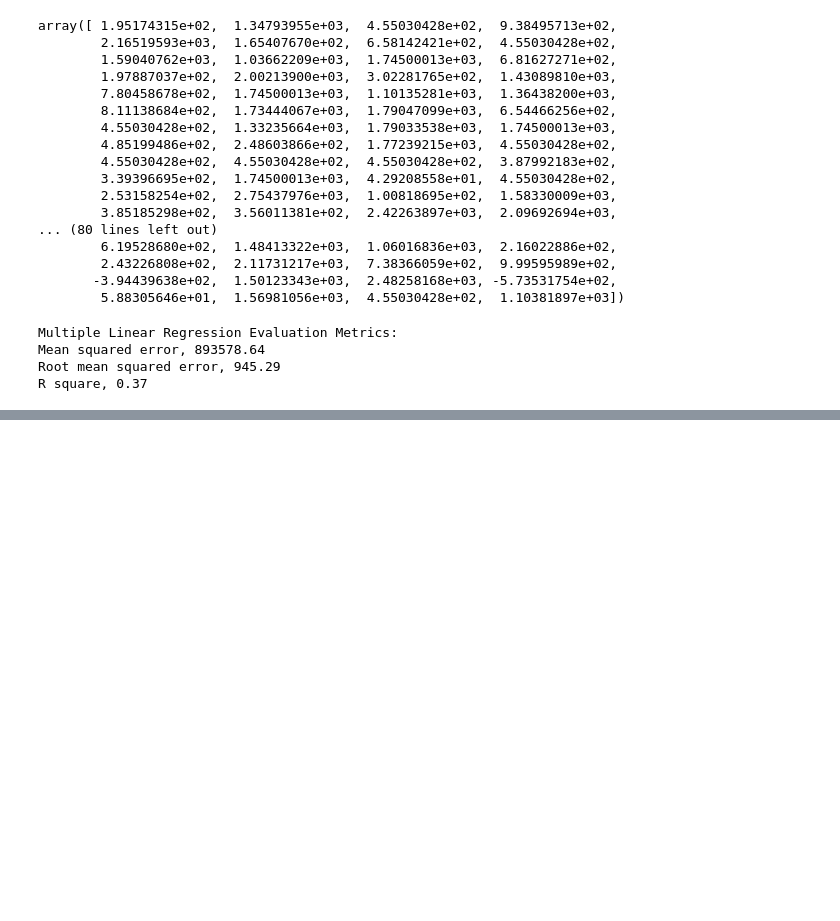
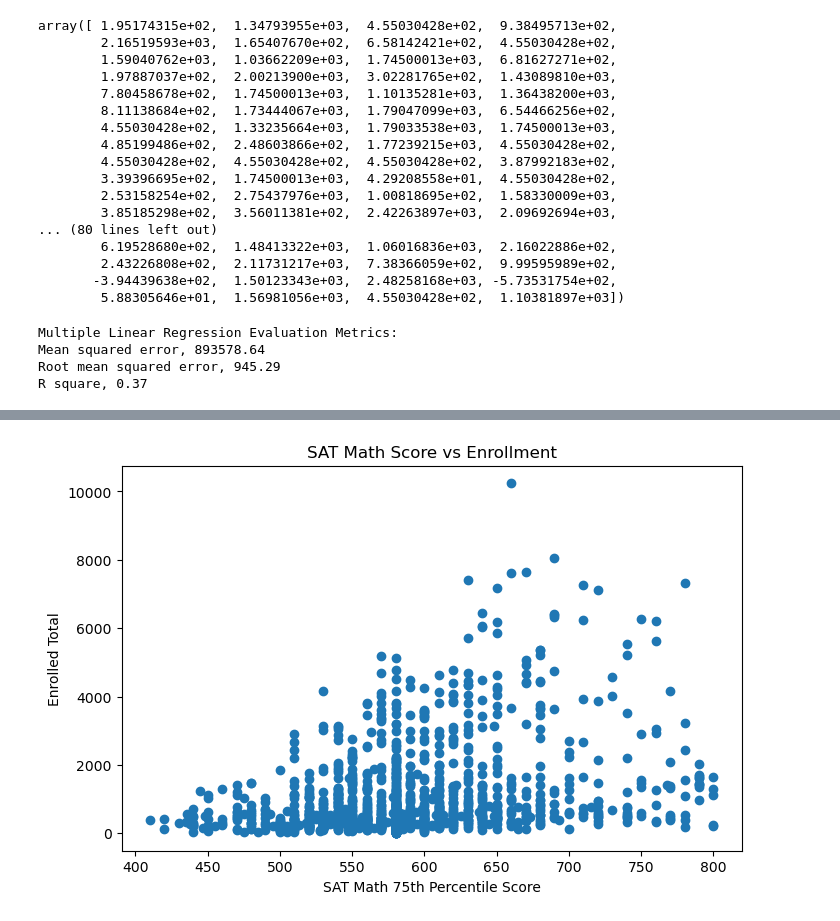
Before and after one commit to bjesarey/DS160_Final_Project_BE_JH, a Jupyter notebook: DS_160_Final_Notebook.ipynb, the cells around one changed output, grey strips where cells are left out. Drawn from its saved outputs; the diff is of its cells as text; code cells hidden in the pictures; blank space fills up the shorter version.

```diff
--- a/DS_160_Final_Notebook.ipynb
+++ b/DS_160_Final_Notebook.ipynb
@@ -250,0 +274,10 @@ R square, 0.37
+# %%
+# 3. SAT Math 75th Percentile vs Enrollment
+plt.figure(figsize=(8,5))
+plt.scatter(dataset["SAT Math 75th percentile score"], dataset["Enrolled total"])
+plt.xlabel("SAT Math 75th Percentile Score")
+plt.ylabel("Enrolled Total")
+plt.title("SAT Math Score vs Enrollment")
+plt.show()
+# %% [output]
+[figure, added]
```
Also changed, not shown: parts of 8 cells of this notebook.
